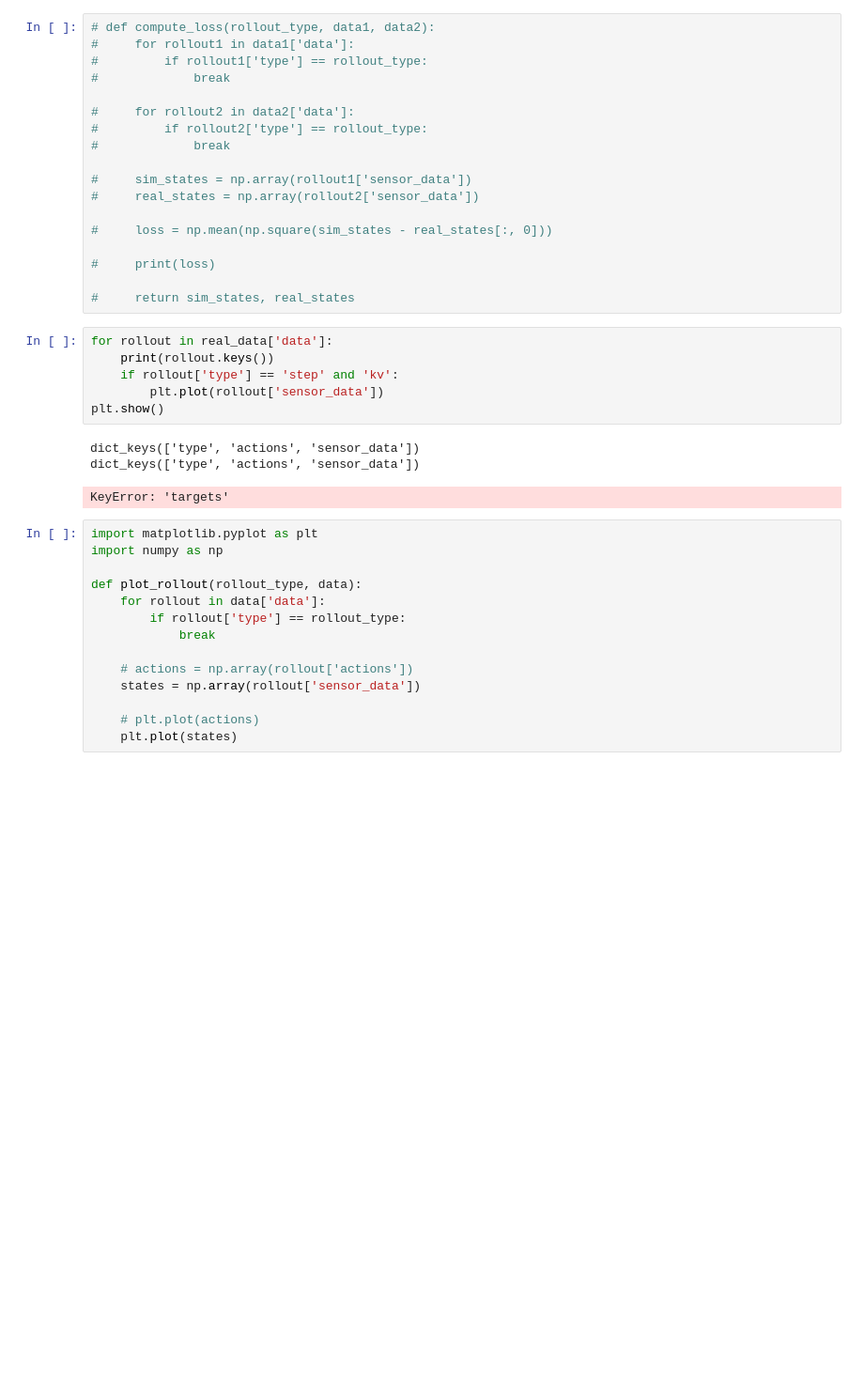
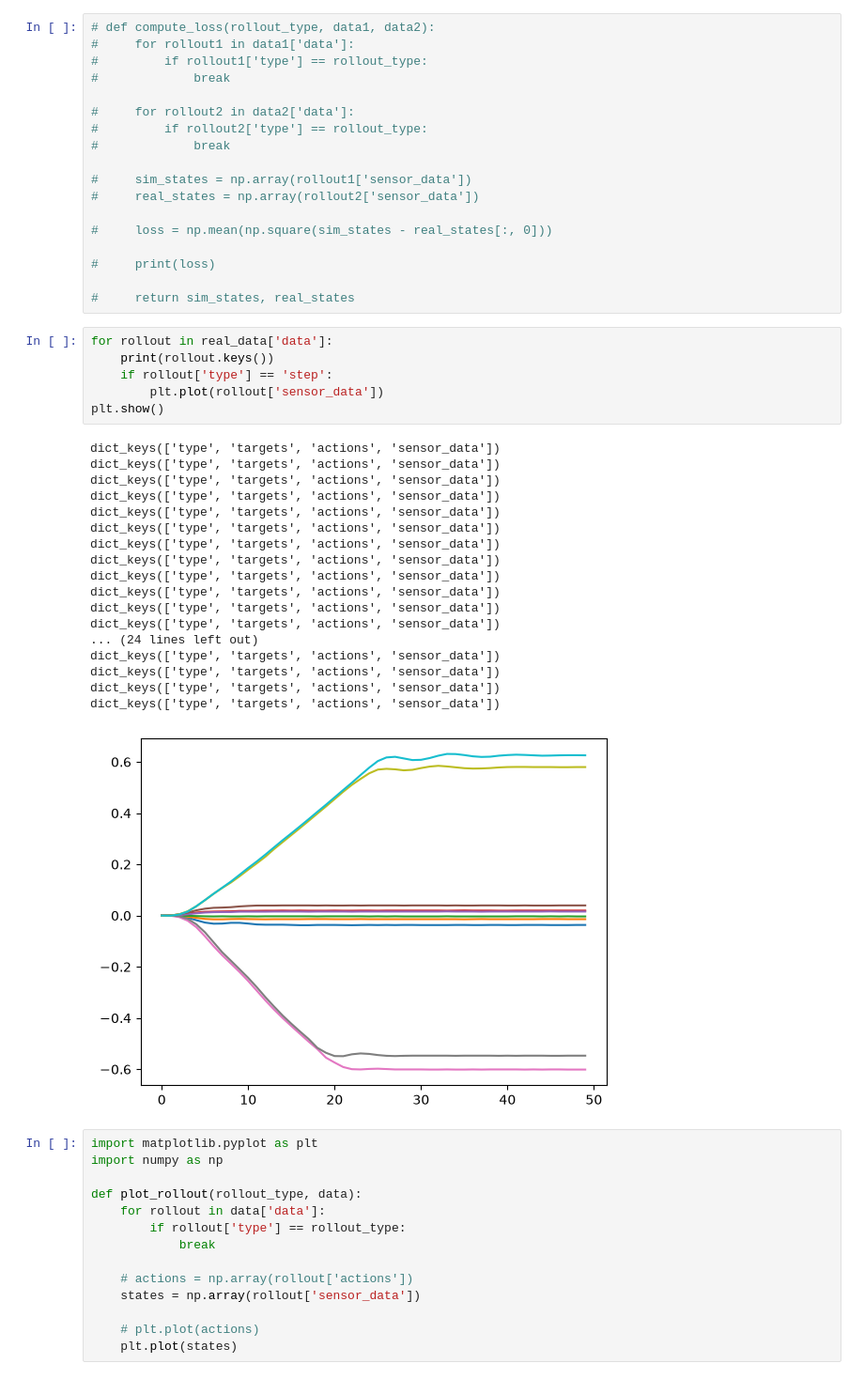
Before and after one commit to mauicv/servo-sysid, a Jupyter notebook: src/sysid/notebooks/plot_real_action_states.ipynb, the cells around one changed output. Shown at 94% size. Cells and saved outputs as stored; diff of their text form; blank space fills up the shorter version.

Commit message:
Create new actions dataset

```diff
--- a/src/sysid/notebooks/plot_real_action_states.ipynb
+++ b/src/sysid/notebooks/plot_real_action_states.ipynb
@@ -64,13 +64,28 @@ print(types)
 # %%
 for rollout in real_data['data']:
     print(rollout.keys())
-    if rollout['type'] == 'step' and 'kv':
+    if rollout['type'] == 'step':
         plt.plot(rollout['sensor_data'])
 plt.show()
 # %% [output]
-dict_keys(['type', 'actions', 'sensor_data'])
-dict_keys(['type', 'actions', 'sensor_data'])
+dict_keys(['type', 'targets', 'actions', 'sensor_data'])
+dict_keys(['type', 'targets', 'actions', 'sensor_data'])
+dict_keys(['type', 'targets', 'actions', 'sensor_data'])
+dict_keys(['type', 'targets', 'actions', 'sensor_data'])
+dict_keys(['type', 'targets', 'actions', 'sensor_data'])
+dict_keys(['type', 'targets', 'actions', 'sensor_data'])
+dict_keys(['type', 'targets', 'actions', 'sensor_data'])
+dict_keys(['type', 'targets', 'actions', 'sensor_data'])
+dict_keys(['type', 'targets', 'actions', 'sensor_data'])
+dict_keys(['type', 'targets', 'actions', 'sensor_data'])
+dict_keys(['type', 'targets', 'actions', 'sensor_data'])
+dict_keys(['type', 'targets', 'actions', 'sensor_data'])
+... (24 lines left out)
+dict_keys(['type', 'targets', 'actions', 'sensor_data'])
+dict_keys(['type', 'targets', 'actions', 'sensor_data'])
+dict_keys(['type', 'targets', 'actions', 'sensor_data'])
+dict_keys(['type', 'targets', 'actions', 'sensor_data'])
-KeyError: 'targets'
+[figure, added]
 # %%
 import matplotlib.pyplot as plt
 import numpy as np
```
Also changed, not shown: parts of 1 cell of this notebook, 3 other files.
